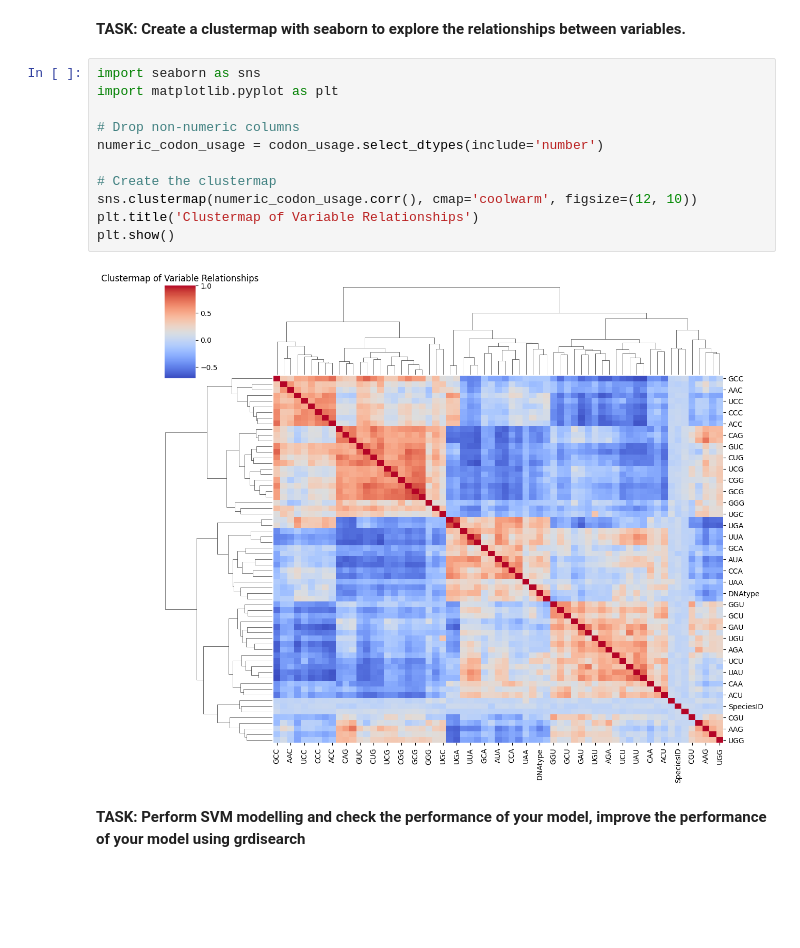
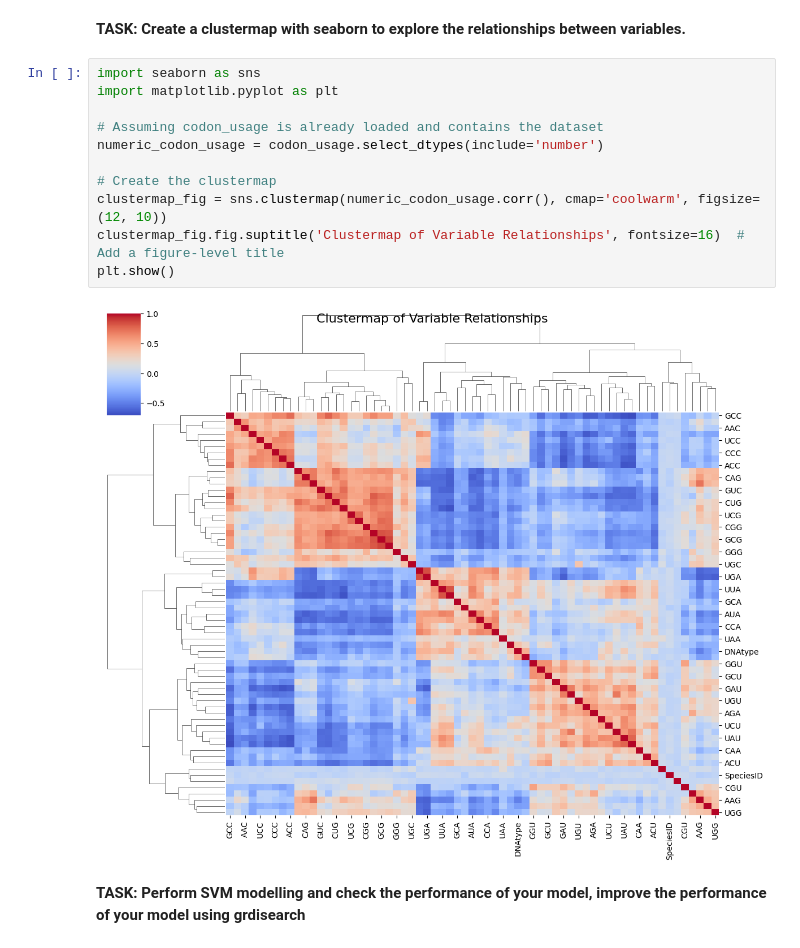
Before and after one commit to sanashii/DATA_ANALYTICS, a Jupyter notebook: Assignments/Lecture 7 Assignment.ipynb, the cells around one changed output. Saved outputs shown, nothing was run; the diff lists cells and outputs as text; blank space fills up the shorter version.

```diff
--- a/Assignments/Lecture 7 Assignment.ipynb
+++ b/Assignments/Lecture 7 Assignment.ipynb
@@ -114,16 +105,16 @@ Index(['Kingdom', 'DNAtype', 'SpeciesID', 'Ncodons', 'SpeciesName', 'UUU',
 # %%
 import seaborn as sns
 import matplotlib.pyplot as plt
 
-# Drop non-numeric columns
+# Assuming codon_usage is already loaded and contains the dataset
 numeric_codon_usage = codon_usage.select_dtypes(include='number')
 
 # Create the clustermap
-sns.clustermap(numeric_codon_usage.corr(), cmap='coolwarm', figsize=(12, 10))
-plt.title('Clustermap of Variable Relationships')
+clustermap_fig = sns.clustermap(numeric_codon_usage.corr(), cmap='coolwarm', figsize=(12, 10))
+clustermap_fig.fig.suptitle('Clustermap of Variable Relationships', fontsize=16)  # Add a figure-level title
 plt.show()
 # %% [output]
-[figure, old version]
+[figure, new version]
 # %% [markdown]
 **TASK: Perform SVM modelling and check the performance of your model, improve the performance of your model using grdisearch**
 # %%
```
Also changed, not shown: parts of 3 cells of this notebook, 1 other file.
